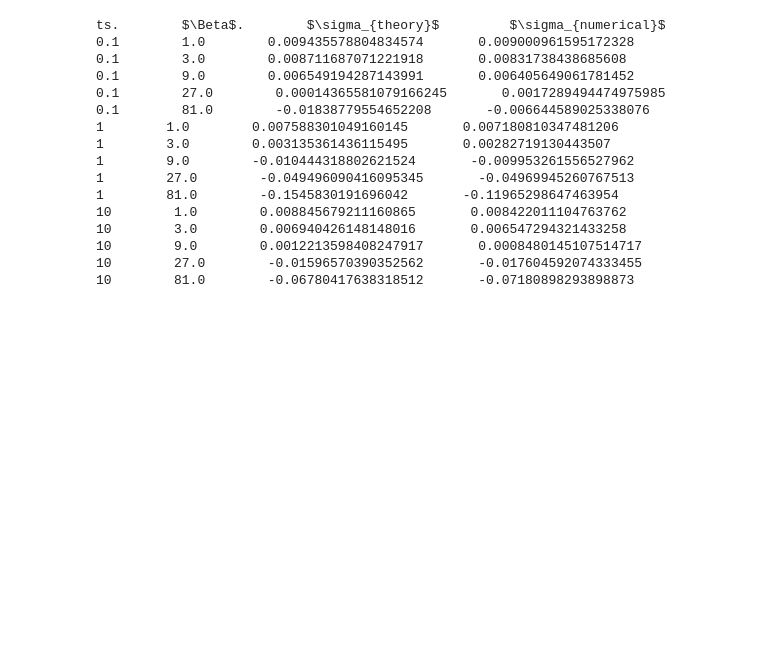
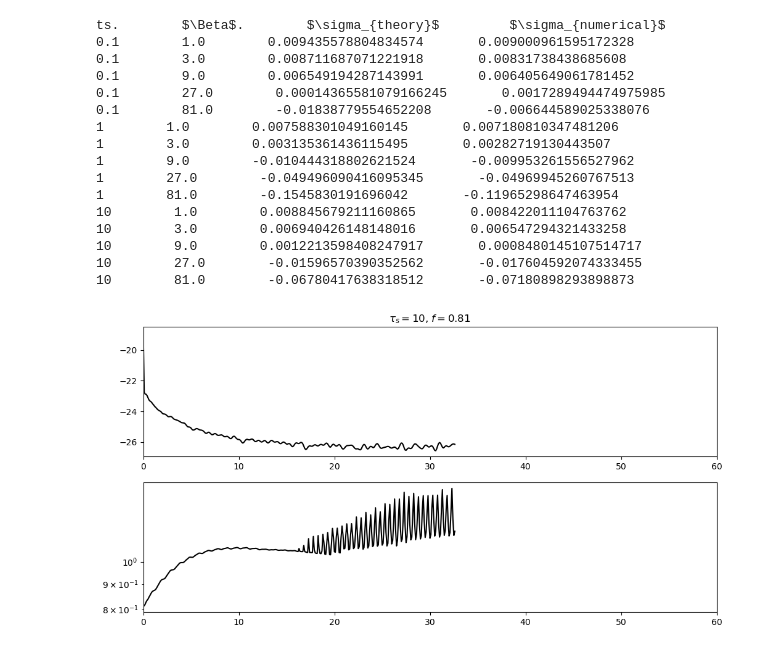
Before and after one commit to Hossam-Aly/local_dusty_warps, a Jupyter notebook: scripts/free_sloshing.ipynb, the cells around one changed output. Cells and saved outputs as stored; diff of their text form; code cells hidden in the pictures; blank space fills up the shorter version.

```diff
--- a/scripts/free_sloshing.ipynb
+++ b/scripts/free_sloshing.ipynb
@@ -297,3 +304,57 @@ ts.        $\Beta$.        $\sigma_{theory}$         $\sigma_{numerical}$
 10        9.0        0.0012213598408247917       0.0008480145107514717
 10        27.0        -0.01596570390352562       -0.017604592074333455
 10        81.0        -0.06780417638318512       -0.07180898293898873
+# %%
+plt.rcParams["figure.figsize"] = (12,6)
+fig, axs = plt.subplots(2,1)
+
+#directory = "/Users/haly/science/projects/local_dusty_warp_git/setups/free_sloshing/tests/test_dust/run"
+#directory = "/Users/haly/science/projects/local_dusty_warp_git/setups/free_sloshing/tests/test_dust_pert_gas_only/run"
+
+#directory = "/Users/haly/science/projects/local_dusty_warp_git/setups/free_sloshing/st_0.1_f_0.01"
+#directory = "/Users/haly/science/projects/local_dusty_warp_git/setups/free_sloshing/st_0.1_f_0.03"
+#directory = "/Users/haly/science/projects/local_dusty_warp_git/setups/free_sloshing/st_0.1_f_0.09"
+#directory = "/Users/haly/science/projects/local_dusty_warp_git/setups/free_sloshing/st_0.1_f_0.27"
+#directory = "/Users/haly/science/projects/local_dusty_warp_git/setups/free_sloshing/st_0.1_f_0.81"
+
+#directory = "/Users/haly/science/projects/local_dusty_warp_git/setups/free_sloshing/st_1_f_0.01"
+#directory = "/Users/haly/science/projects/local_dusty_warp_git/setups/free_sloshing/st_1_f_0.03"
+#directory = "/Users/haly/science/projects/local_dusty_warp_git/setups/free_sloshing/st_1_f_0.09"
+#directory = "/Users/haly/science/projects/local_dusty_warp_git/setups/free_sloshing/st_1_f_0.27"
+#directory = "/Users/haly/science/projects/local_dusty_warp_git/setups/free_sloshing/st_1_f_0.81"
+
+#directory = "/Users/haly/science/projects/local_dusty_warp_git/setups/free_sloshing/st_10_f_0.01"
+#directory = "/Users/haly/science/projects/local_dusty_warp_git/setups/free_sloshing/st_10_f_0.03"
+#directory = "/Users/haly/science/projects/local_dusty_warp_git/setups/free_sloshing/st_10_f_0.09"
+#directory = "/Users/haly/science/projects/local_dusty_warp_git/setups/free_sloshing/st_10_f_0.27"
+directory = "/Users/haly/science/projects/local_dusty_warp_git/setups/free_sloshing/st_10_f_0.81"
+directory = "/Users/haly/science/projects/local_dusty_warp_git/setups/free_sloshing/st_10_f_0.81/no_pi_seed"
+directory = "/Users/haly/science/projects/local_dusty_warp_git/setups/free_sloshing/st_10_f_0.81/white_noise/no_feedback/run"
+directory = "/Users/haly/science/projects/local_dusty_warp_git/setups/free_sloshing/st_10_f_0.81/white_noise/no_feedback/polydisperse/run"
+
+
+
+
+Nx = 308
+Nz= 256
+f = 0.81
+ts = 10
+
+time, dens_dust, vKE = read_history(directory+"/timevol.dat")
+time = np.multiply(time,1./2./pi)
+KE_for_fit = vKE[0:51]
+time_for_fit = time[0:51]
+slope, intercept, r, p, se = sp.stats.linregress(time_for_fit, log(KE_for_fit))
+
+axs[0].plot(time, log(vKE),color='black')
+#axs.axline((time[0],log(vKE[0])),slope=slope,color='red')
+axs[0].set_xlim(0,60)
+#axs.set_ylim(-28,-16)
+#axs.text(5,-11.5,r'$\sigma_{numerical}=$'+"{:06f}".format(slope/2./pi/2.), color="blue")
+#axs.text(5,-11.8,r'$\sigma_{analytical}=$'+"{:06f}".format(calculate_growth_rate(kx=15.6,n=1,w=-0.373,psi=0.01,ts=ts,f=f)), color="green")
+axs[0].set_title(fr'$\tau_s={ts}$, $f={f}$')
+axs[1].plot(time, dens_dust,color='black')
+axs[1].set_xlim(0,60)
+axs[1].set_yscale("log")
+# %% [output]
+[figure, added]
```
Also changed, not shown: parts of 3 cells of this notebook, 22 other files.
